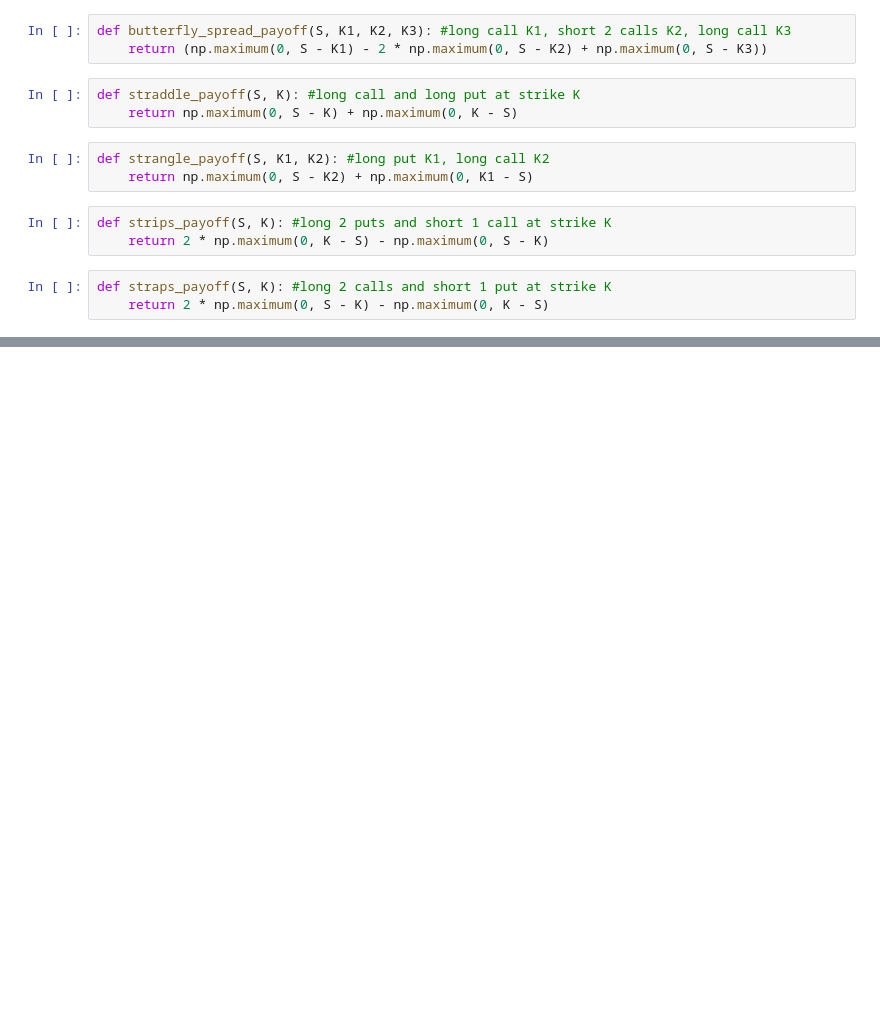
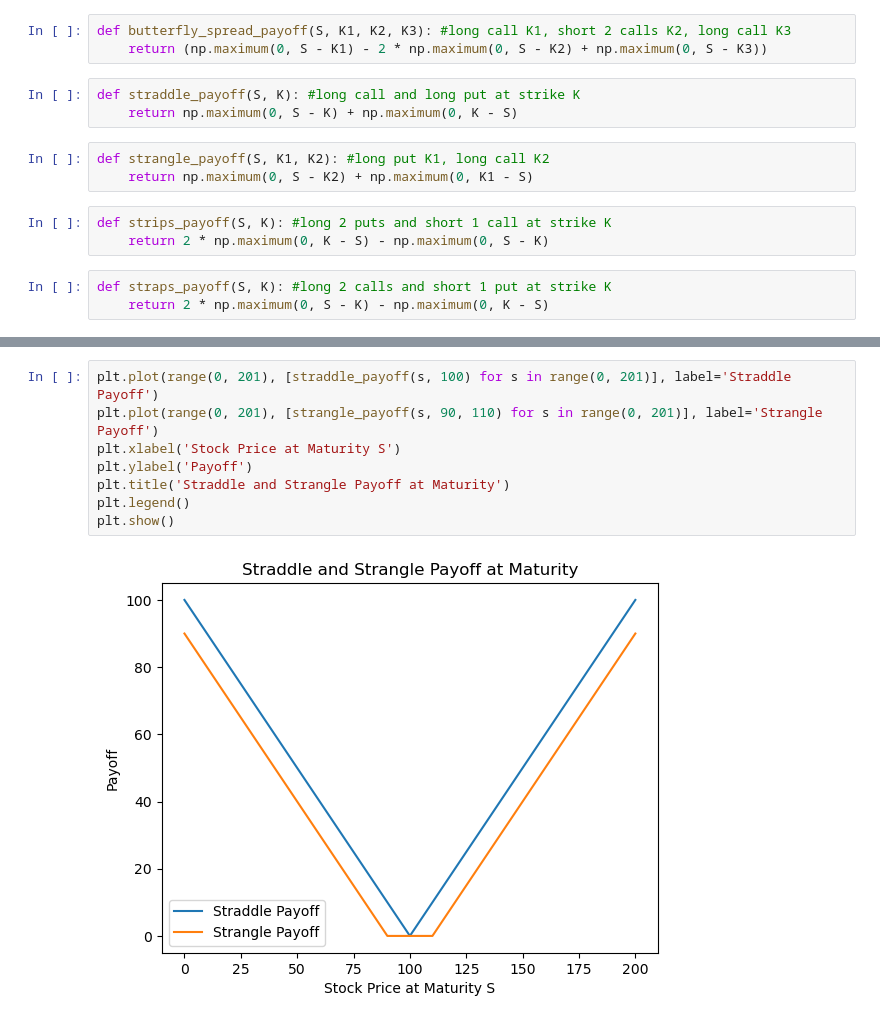
Before and after one commit to carlhandouka/Quant-Finance, a Jupyter notebook: Options/Options_Basic_Strategies.ipynb, the cells around one changed output, grey strips where cells are left out. Drawn from its saved outputs; the diff is of its cells as text; blank space fills up the shorter version.

```diff
--- a/Options/Options_Basic_Strategies.ipynb
+++ b/Options/Options_Basic_Strategies.ipynb
@@ -27,0 +44,10 @@ def straps_payoff(S, K): #long 2 calls and short 1 put at strike K
+# %%
+plt.plot(range(0, 201), [straddle_payoff(s, 100) for s in range(0, 201)], label='Straddle Payoff')
+plt.plot(range(0, 201), [strangle_payoff(s, 90, 110) for s in range(0, 201)], label='Strangle Payoff')
+plt.xlabel('Stock Price at Maturity S')
+plt.ylabel('Payoff')
+plt.title('Straddle and Strangle Payoff at Maturity')
+plt.legend()
+plt.show()
+# %% [output]
+[figure, added]
```
Also changed, not shown: parts of 3 cells of this notebook, 2 other files.
